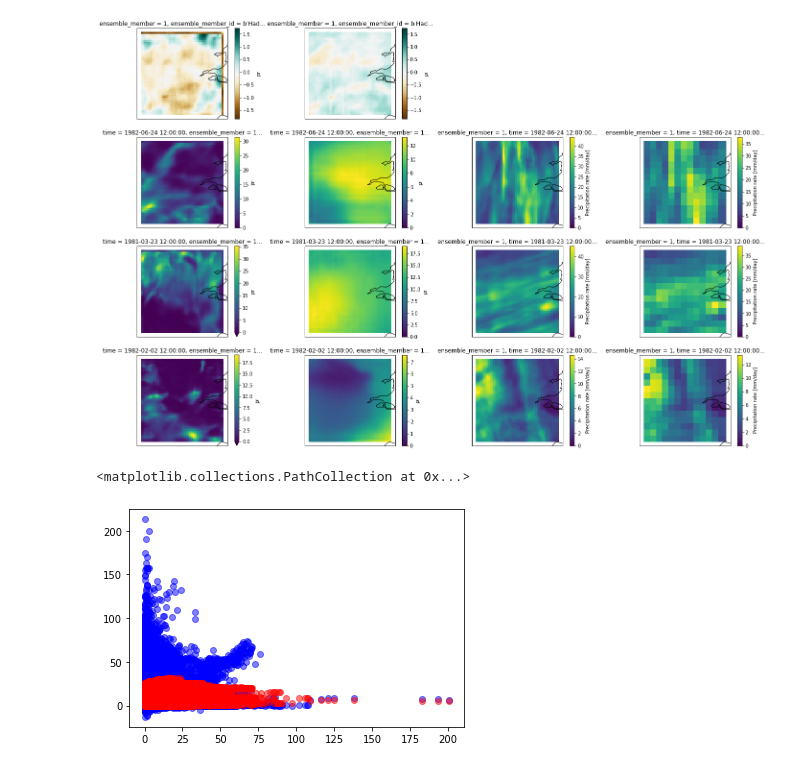
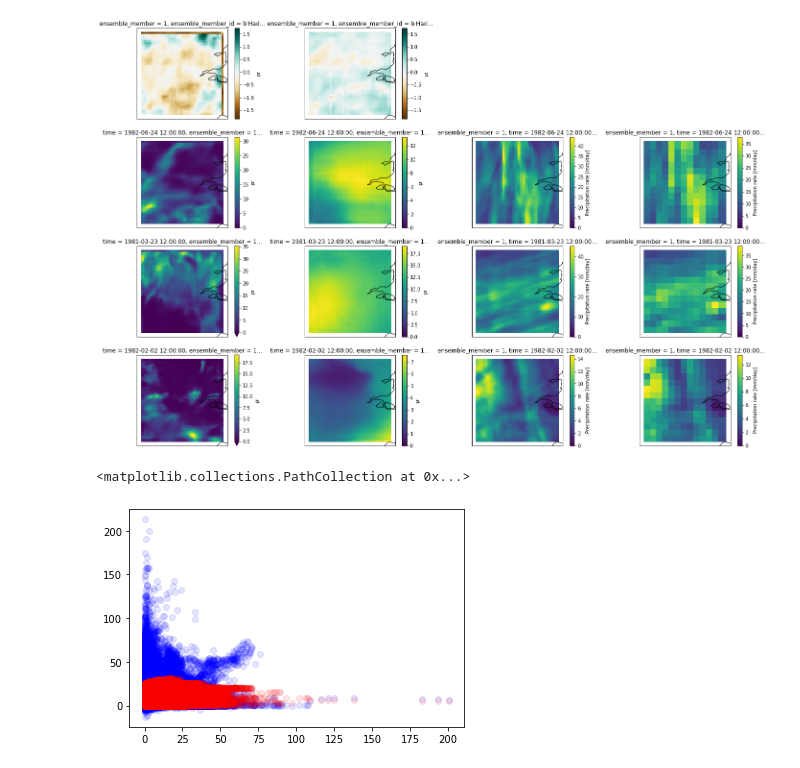
Before and after one commit to henryaddison/ml-downscaling-emulation, a Jupyter notebook: notebooks/learning/evaluation.ipynb, the cells around one changed output. Saved outputs shown, nothing was run; the diff lists cells and outputs as text; code cells hidden in the pictures.

```diff
--- a/notebooks/learning/evaluation.ipynb
+++ b/notebooks/learning/evaluation.ipynb
@@ -139,8 +139,8 @@ lo_res_data.pr.sel(time="1982-02-02").plot(ax = ax, x='grid_longitude', y='grid_
 # %%
 fig.savefig("eval-test-plots.png")
 # %%
-plt.scatter(x=hi_res_data.pr, y=model_1_preds.pr, alpha=0.5, c='b')
-plt.scatter(x=hi_res_data.pr, y=model_2_preds.pr, alpha=0.5, c='r')
+plt.scatter(x=hi_res_data.pr, y=model_1_preds.pr, alpha=0.1, c='b')
+plt.scatter(x=hi_res_data.pr, y=model_2_preds.pr, alpha=0.1, c='r')
 # %% [output]
 <matplotlib.collections.PathCollection at 0x...>
-[figure, old version]
+[figure, new version]
```
Also changed, not shown: 2 other files.
